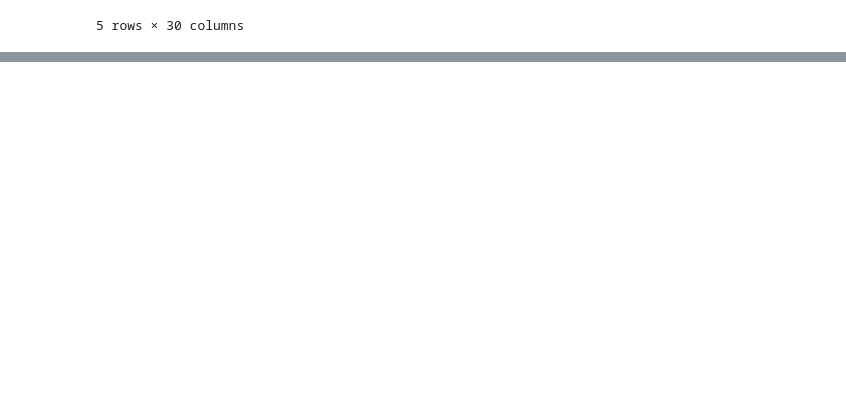
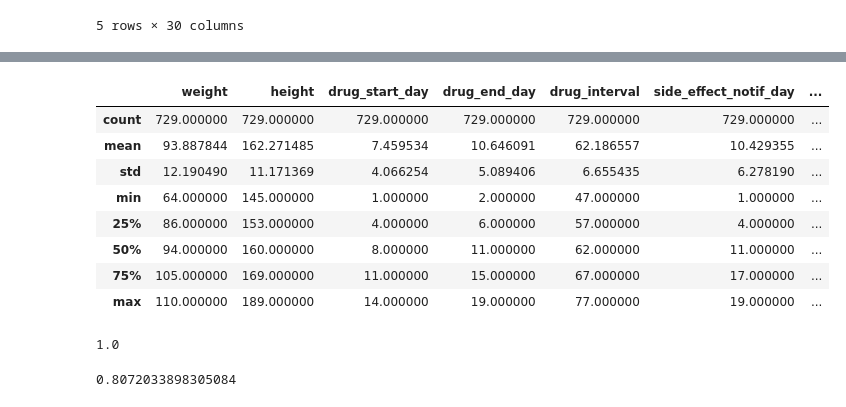
Before and after one commit to yusufmertcel/Pusula_YusufMert_Celikarslan, a Jupyter notebook: data_analysis.ipynb, the cells around one changed output, grey strips where cells are left out. Saved outputs shown, nothing was run; the diff lists cells and outputs as text; code cells hidden in the pictures; blank space fills up the shorter version.

Commit message:
Reorganized notebbok structure for readabality and Random Forest train and test score calculated.

```diff
--- a/data_analysis.ipynb
+++ b/data_analysis.ipynb
@@ -486,0 +487,22 @@ plt.show()
+# %%
+cluster_2.describe() # 13 - 84 yaş arası ortalama 52 yaşındaki kişiler cinsiyet dağılımı benzer
+# %% [output]
+|  | weight | height | drug_start_day | drug_end_day | drug_interval | side_effect_notif_day | ... |
+| count | 729.000000 | 729.000000 | 729.000000 | 729.000000 | 729.000000 | 729.000000 | ... |
+| mean | 93.887844 | 162.271485 | 7.459534 | 10.646091 | 62.186557 | 10.429355 | ... |
+| std | 12.190490 | 11.171369 | 4.066254 | 5.089406 | 6.655435 | 6.278190 | ... |
+| min | 64.000000 | 145.000000 | 1.000000 | 2.000000 | 47.000000 | 1.000000 | ... |
+| 25% | 86.000000 | 153.000000 | 4.000000 | 6.000000 | 57.000000 | 4.000000 | ... |
+| 50% | 94.000000 | 160.000000 | 8.000000 | 11.000000 | 62.000000 | 11.000000 | ... |
+| 75% | 105.000000 | 169.000000 | 11.000000 | 15.000000 | 67.000000 | 17.000000 | ... |
+| max | 110.000000 | 189.000000 | 14.000000 | 19.000000 | 77.000000 | 19.000000 | ... |
+# %%
+# Random forest train score
+clf.score(X_train, y_train)
+# %% [output]
+1.0
+# %%
+# Random forest test score
+clf.score(X_test, y_test)
+# %% [output]
+0.8072033898305084
```
Also changed, not shown: parts of 7 cells of this notebook.
